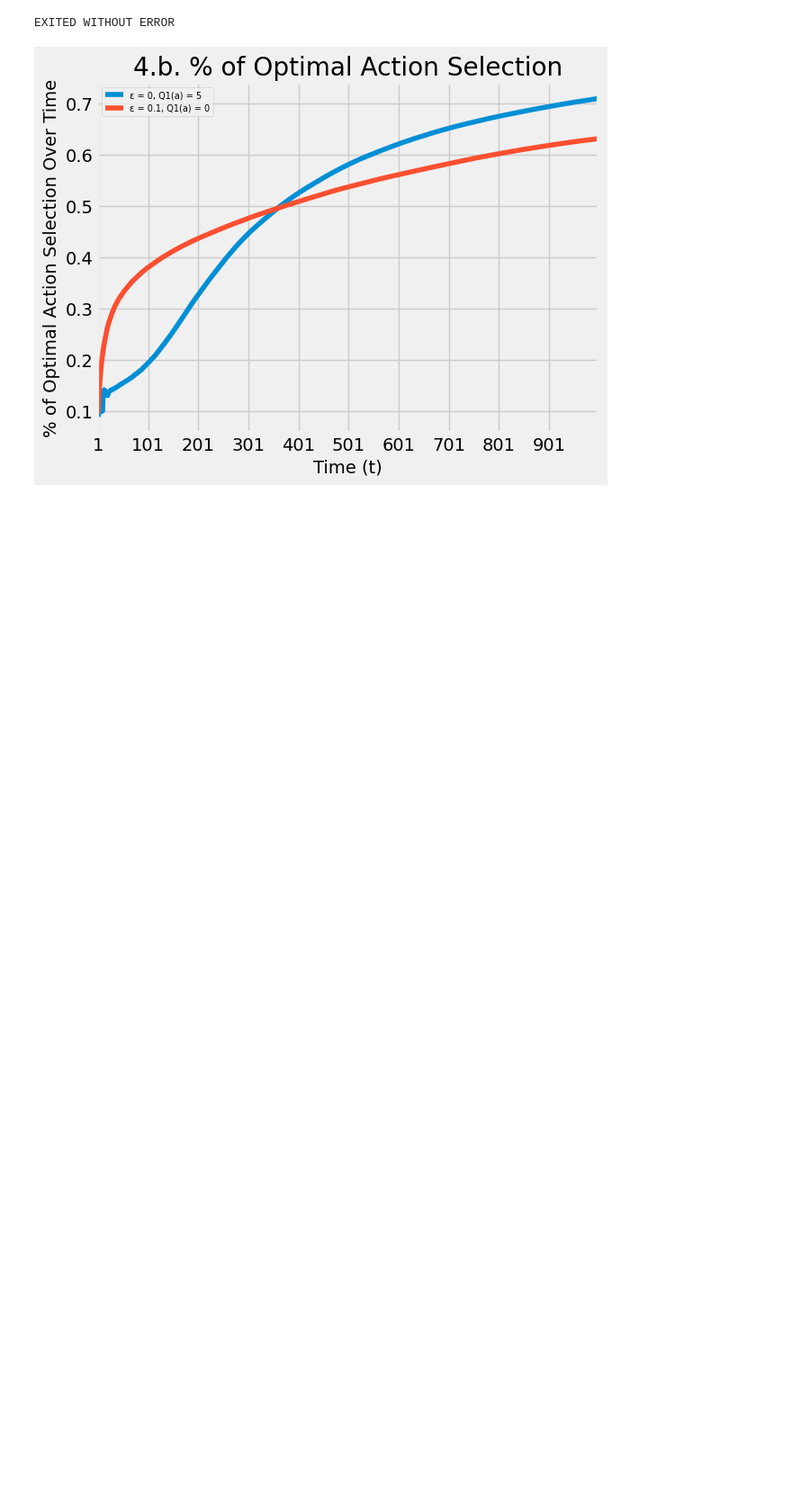
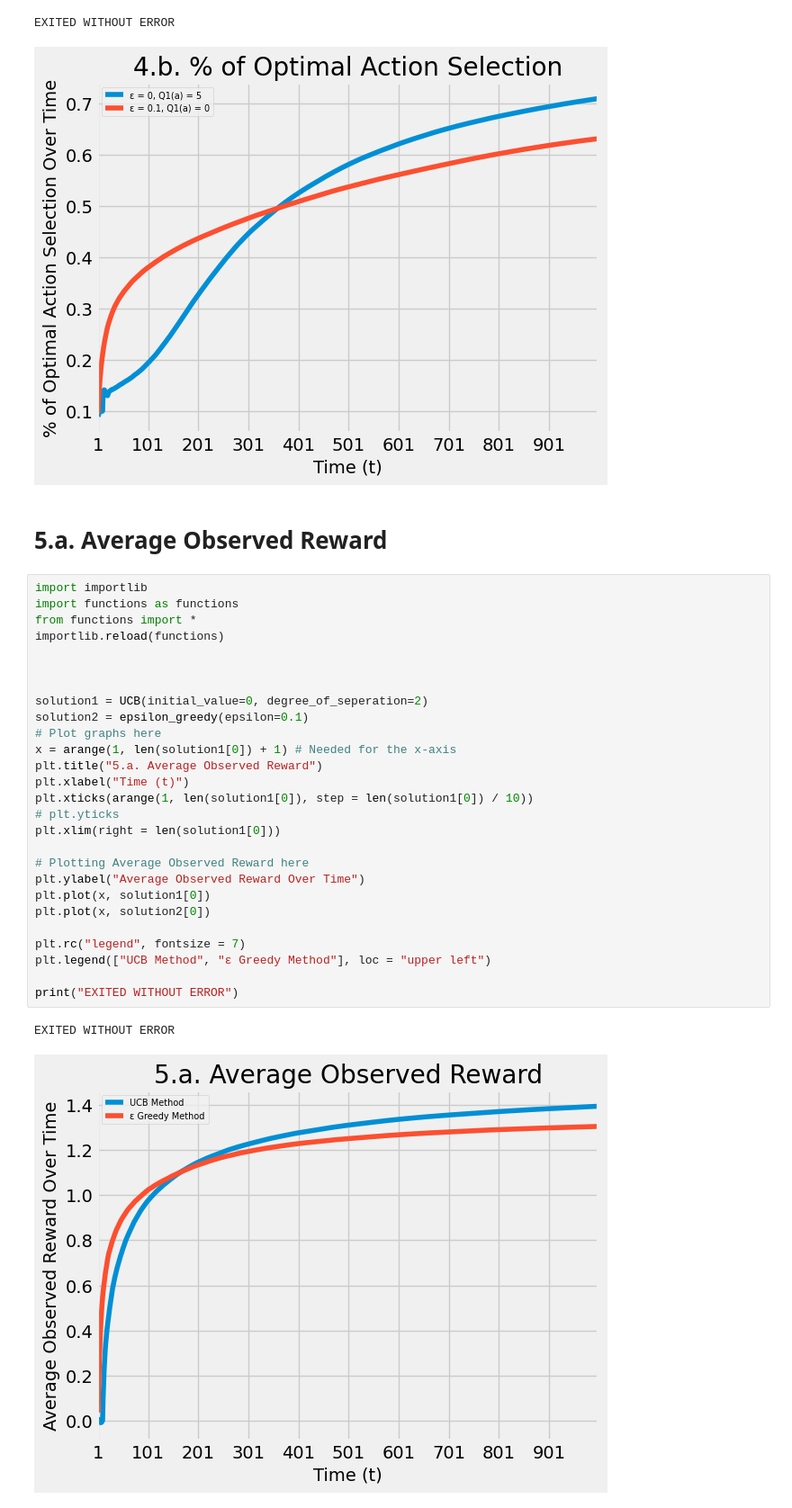
Before and after one commit to al-gabe31/CMSC471-HW3, a Jupyter notebook: LQ90575_Homework3.ipynb, the cells around one changed output. Shown at 90% size. Cells and saved outputs as stored; diff of their text form; blank space fills up the shorter version.

```diff
--- a/LQ90575_Homework3.ipynb
+++ b/LQ90575_Homework3.ipynb
@@ -138,3 +138,35 @@ print("EXITED WITHOUT ERROR")
 # %% [output]
 EXITED WITHOUT ERROR
 [figure]
+# %% [markdown]
+# 5.a. Average Observed Reward
+# %%
+import importlib
+import functions as functions
+from functions import *
+importlib.reload(functions)
+
+
+
+solution1 = UCB(initial_value=0, degree_of_seperation=2)
+solution2 = epsilon_greedy(epsilon=0.1)
+# Plot graphs here
+x = arange(1, len(solution1[0]) + 1) # Needed for the x-axis
+plt.title("5.a. Average Observed Reward")
+plt.xlabel("Time (t)")
+plt.xticks(arange(1, len(solution1[0]), step = len(solution1[0]) / 10))
+# plt.yticks
+plt.xlim(right = len(solution1[0]))
+
+# Plotting Average Observed Reward here
+plt.ylabel("Average Observed Reward Over Time")
+plt.plot(x, solution1[0])
+plt.plot(x, solution2[0])
+
+plt.rc("legend", fontsize = 7)
+plt.legend(["UCB Method", "ε Greedy Method"], loc = "upper left")
+
+print("EXITED WITHOUT ERROR")
+# %% [output]
+EXITED WITHOUT ERROR
+[figure, added]
```
Also changed, not shown: parts of 2 cells of this notebook, 1 other file.
